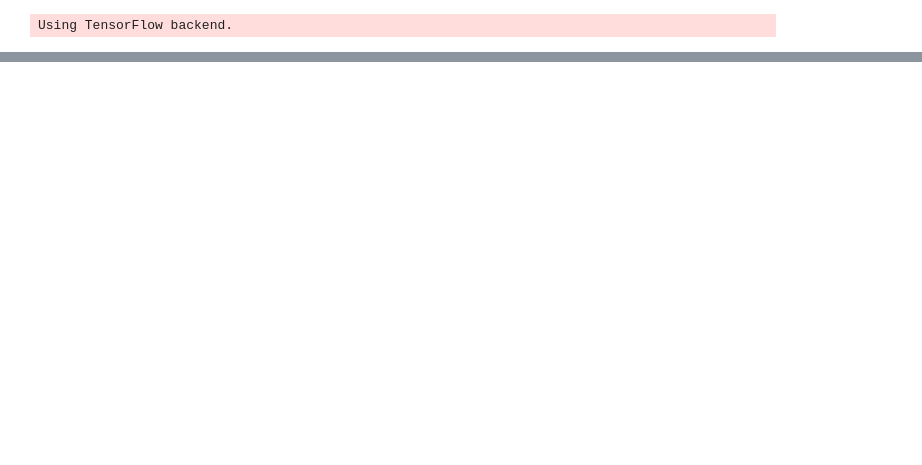
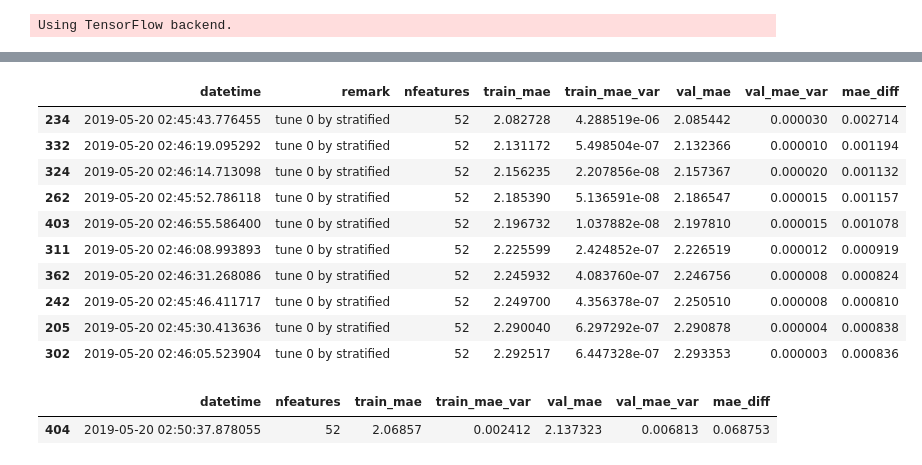
Before and after one commit to arhow/LANLEarthquakePrediction2019, a Jupyter notebook: lasso.ipynb, the cells around one changed output, grey strips where cells are left out. Drawn from its saved outputs; the diff is of its cells as text; code cells hidden in the pictures; blank space fills up the shorter version.

```diff
--- a/lasso.ipynb
+++ b/lasso.ipynb
@@ -264,0 +254,10 @@ df_trial.to_pickle('../trial/lasso.pkl')
+# %%
+param = copy.deepcopy(df_trial.loc[103]['param'])
+param['kfold']['type'] = 'stratified'
+# run one try
+mytrial=[]
+df_his,  df_feature_importances, df_valid_pred, df_test_pred =  EP.process(df_train, param, df_test = df_test, trial=mytrial, remark='remodel 103 use stratified')
+# %%
+for trial_i in mytrial:
+    db.insert(trial_i)
+df_trial = db.select()
@@ -264,0 +335,18 @@ df_trial.to_pickle('../trial/lasso.pkl')
+# %%
+for trial_i in mytrial:
+    db.insert(trial_i)
+# %%
+df_trial = db.select()
+df_trial[(df_trial['remark']=='tune 0 by stratified')&(df_trial['mae_diff']<.05)].sort_values(by=['val_mae'])[['datetime','remark', 'nfeatures', 'train_mae','train_mae_var','val_mae','val_mae_var','mae_diff']].head(10)
+# %% [output]
+|  | datetime | remark | nfeatures | train_mae | train_mae_var | val_mae | val_mae_var | mae_diff |
+| 234 | 2019-05-20 02:45:43.776455 | tune 0 by stratified | 52 | 2.082728 | 4.288519e-06 | 2.085442 | 0.000030 | 0.002714 |
+| 332 | 2019-05-20 02:46:19.095292 | tune 0 by stratified | 52 | 2.131172 | 5.498504e-07 | 2.132366 | 0.000010 | 0.001194 |
+| 324 | 2019-05-20 02:46:14.713098 | tune 0 by stratified | 52 | 2.156235 | 2.207856e-08 | 2.157367 | 0.000020 | 0.001132 |
+| 262 | 2019-05-20 02:45:52.786118 | tune 0 by stratified | 52 | 2.185390 | 5.136591e-08 | 2.186547 | 0.000015 | 0.001157 |
+| 403 | 2019-05-20 02:46:55.586400 | tune 0 by stratified | 52 | 2.196732 | 1.037882e-08 | 2.197810 | 0.000015 | 0.001078 |
+| 311 | 2019-05-20 02:46:08.993893 | tune 0 by stratified | 52 | 2.225599 | 2.424852e-07 | 2.226519 | 0.000012 | 0.000919 |
+| 362 | 2019-05-20 02:46:31.268086 | tune 0 by stratified | 52 | 2.245932 | 4.083760e-07 | 2.246756 | 0.000008 | 0.000824 |
+| 242 | 2019-05-20 02:45:46.411717 | tune 0 by stratified | 52 | 2.249700 | 4.356378e-07 | 2.250510 | 0.000008 | 0.000810 |
+| 205 | 2019-05-20 02:45:30.413636 | tune 0 by stratified | 52 | 2.290040 | 6.297292e-07 | 2.290878 | 0.000004 | 0.000838 |
+| 302 | 2019-05-20 02:46:05.523904 | tune 0 by stratified | 52 | 2.292517 | 6.447328e-07 | 2.293353 | 0.000003 | 0.000836 |
@@ -264,0 +363,5 @@ df_trial.to_pickle('../trial/lasso.pkl')
+# %%
+df_trial.tail(1)[['datetime','nfeatures', 'train_mae','train_mae_var','val_mae','val_mae_var','mae_diff']]
+# %% [output]
+|  | datetime | nfeatures | train_mae | train_mae_var | val_mae | val_mae_var | mae_diff |
+| 404 | 2019-05-20 02:50:37.878055 | 52 | 2.06857 | 0.002412 | 2.137323 | 0.006813 | 0.068753 |
```
Also changed, not shown: parts of 23 cells of this notebook, 12 other files.
